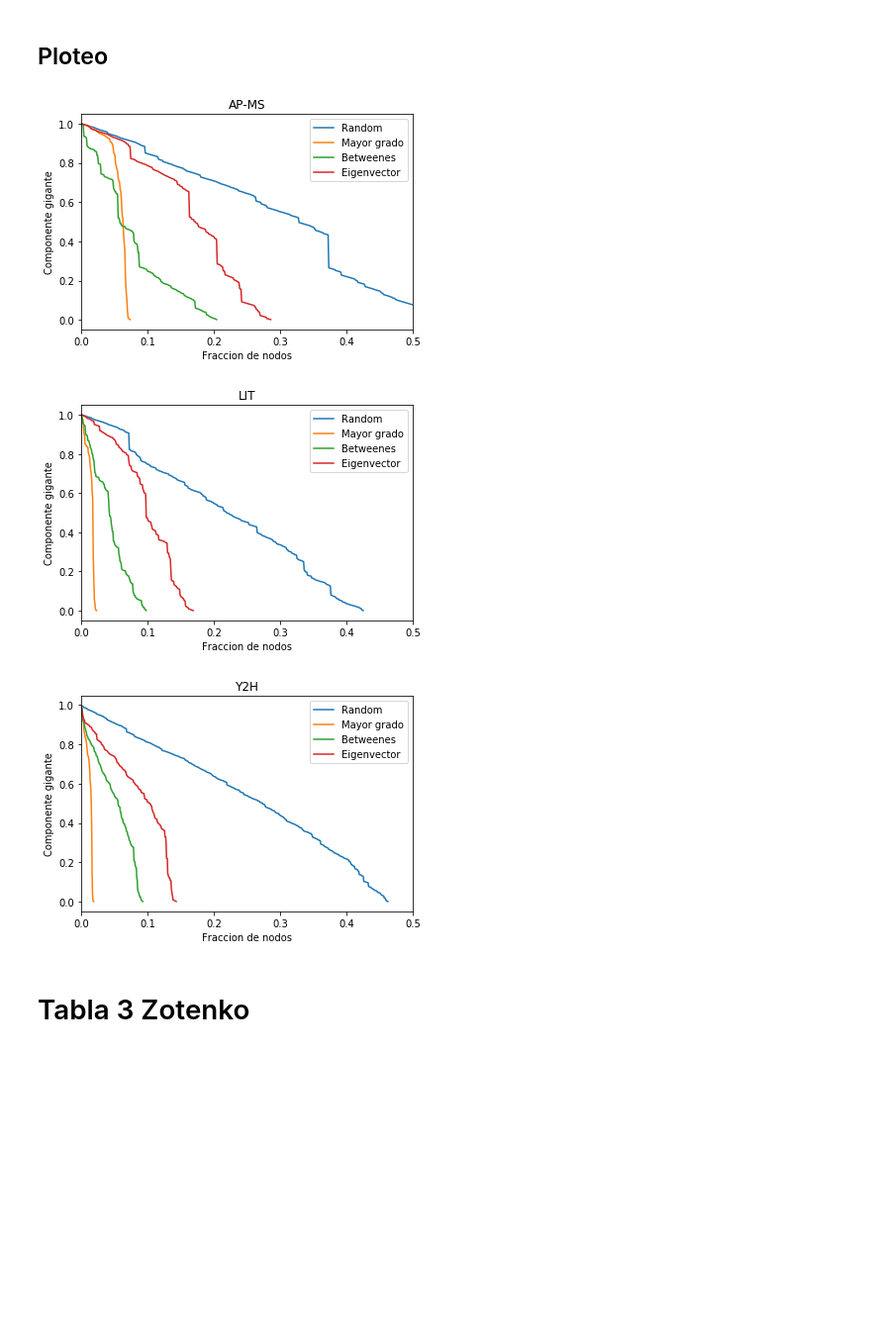
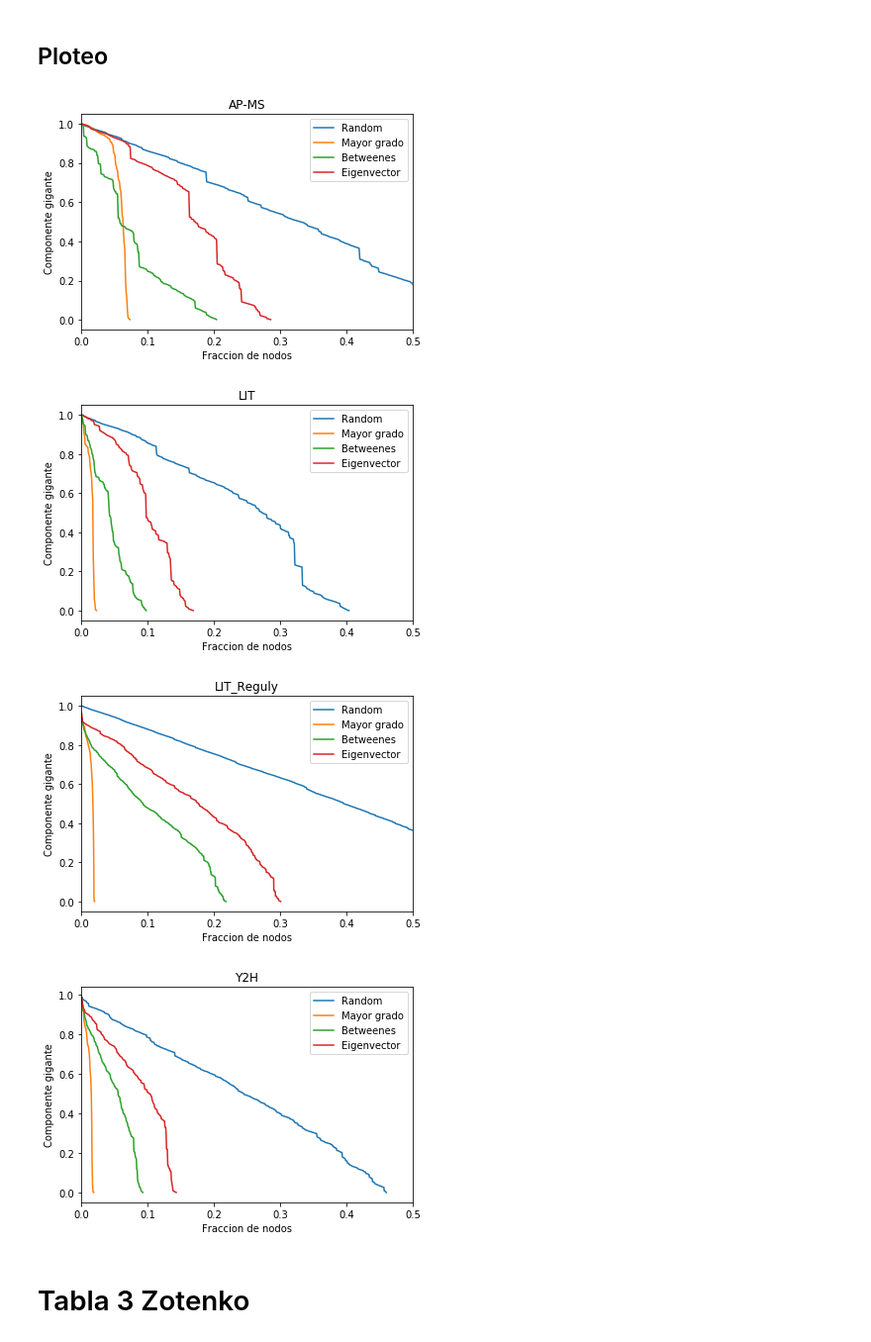
Before and after one commit to fedesevle/Redes_FLEM, a Jupyter notebook: TP2/TP_2.ipynb, the cells around one changed output. Shown at 99% size. Drawn from its saved outputs; the diff is of its cells as text; code cells hidden in the pictures; blank space fills up the shorter version.

```diff
--- a/TP2/TP_2.ipynb
+++ b/TP2/TP_2.ipynb
@@ -13,9 +13,10 @@ def ldata(archive):
         col=line.split()
         data.append(col)
     return data
-a=ldata("yeast_AP-MS.txt");b=ldata("yeast_LIT.txt");d=ldata("yeast_Y2H.txt")
+a=ldata("yeast_AP-MS.txt");b=ldata("yeast_LIT.txt");c=ldata("yeast_LIT_Reguly_4.txt");d=ldata("yeast_Y2H.txt")
 G = nx.Graph();G.add_edges_from(a)
 H = nx.Graph();H.add_edges_from(b)
+I = nx.Graph();I.add_edges_from(c)
 J = nx.Graph();J.add_edges_from(d)
 # %% [markdown]
 # Tabla 1 de Zotenko
@@ -139,6 +148,28 @@ for i in range(max(Datos)):
 Hx=x.copy()
 Hfrac=frac.copy()
 
+grados = [gra for (nom,gra) in I.degree()] # [lo_que_quiero  for los_elementos in iterable]
+nombre = [nom for (nom,gra) in I.degree()] # [lo_que_quiero  for los_elementos in iterable]
+Datos = np.asarray(grados)
+
+frac=[]
+x=[]
+
+for i in range(max(Datos)):
+    ese=0
+    noese=0
+    for j in range(len(Datos)):
+        if Datos[j]>=i:
+            if I.nodes[nombre[j]]['es']==1:
+                ese=+1
+            else:
+                noese=noese+1
+    frac.append(ese/float(ese+noese))
+    xi=1-1/max(Datos)*i
+    x.append(xi)
+Ix=x.copy()
+Ifrac=frac.copy()
+
 grados = [gra for (nom,gra) in J.degree()] # [lo_que_quiero  for los_elementos in iterable]
 nombre = [nom for (nom,gra) in J.degree()] # [lo_que_quiero  for los_elementos in iterable]
 Datos = np.asarray(grados)
@@ -161,7 +192,8 @@ for i in range(max(Datos)):
 Jx=x.copy()
 Jfrac=frac.copy()
 
-plt.plot(Gx,Gfrac,label='AP-MS');plt.plot(Hx,Hfrac,label='LIT');plt.plot(Jx,Jfrac,label='Y2H')
+plt.plot(Gx,Gfrac,label='AP-MS');plt.plot(Hx,Hfrac,label='LIT')
+plt.plot(Ix,Ifrac,label='LIT_Reguly');plt.plot(Jx,Jfrac,label='Y2H')
 plt.legend();plt.ylabel("Fracción de Nodos Esenciales");plt.xlabel("Umbral de Hubs")
 plt.show()
 # %% [output]
@@ -307,6 +339,12 @@ pasos_random_H,nodos_random_H=sacar_random(RED)
 pasos_grado_H,nodos_grado_H=sacar_grado(RED)
 pasos_between_H,nodos_between_H=sacar_between(RED)
 pasos_eigen_H,nodos_eigen_H=sacar_eigen(RED)
+# %%
+RED=I
+pasos_random_I,nodos_random_I=sacar_random(RED)
+pasos_grado_I,nodos_grado_I=sacar_grado(RED)
+pasos_between_I,nodos_between_I=sacar_between(RED)
+pasos_eigen_I,nodos_eigen_I=sacar_eigen(RED)
 # %%
 RED=J
 pasos_random_J,nodos_random_J=sacar_random(RED)
@@ -318,27 +356,34 @@ pasos_eigen_J,nodos_eigen_J=sacar_eigen(RED)
 # %%
 plt.figure()
 plt.plot(pasos_random_G,nodos_random_G,label="Random")
 plt.plot(pasos_grado_G,nodos_grado_G,label="Mayor grado")
 plt.plot(pasos_between_G,nodos_between_G,label="Betweenes")
 plt.plot(pasos_eigen_G,nodos_eigen_G,label="Eigenvector")
 plt.legend();plt.title("AP-MS");plt.xlabel('Fraccion de nodos');plt.ylabel('Componente gigante');plt.xlim([0,0.5])
 plt.figure()
 plt.plot(pasos_random_H,nodos_random_H,label="Random")
 plt.plot(pasos_grado_H,nodos_grado_H,label="Mayor grado")
 plt.plot(pasos_between_H,nodos_between_H,label="Betweenes")
 plt.plot(pasos_eigen_H,nodos_eigen_H,label="Eigenvector")
 plt.legend();plt.title("LIT");plt.xlabel('Fraccion de nodos');plt.ylabel('Componente gigante');plt.xlim([0,0.5])
 plt.figure()
+plt.plot(pasos_random_I,nodos_random_I,label="Random")
+plt.plot(pasos_grado_I,nodos_grado_I,label="Mayor grado")
+plt.plot(pasos_between_I,nodos_between_I,label="Betweenes")
+plt.plot(pasos_eigen_I,nodos_eigen_I,label="Eigenvector")
+plt.legend();plt.title("LIT_Reguly");plt.xlabel('Fraccion de nodos');plt.ylabel('Componente gigante');plt.xlim([0,0.5])
+plt.figure()
 plt.plot(pasos_random_J,nodos_random_J,label="Random")
 plt.plot(pasos_grado_J,nodos_grado_J,label="Mayor grado")
 plt.plot(pasos_between_J,nodos_between_J,label="Betweenes")
 plt.plot(pasos_eigen_J,nodos_eigen_J,label="Eigenvector")
 plt.legend();plt.title("Y2H");plt.xlabel('Fraccion de nodos');plt.ylabel('Componente gigante');plt.xlim([0,0.5])
 plt.show()
 # %% [output]
-[figure, old version]
+[figure, new version]
-[figure, old version]
+[figure, new version]
-[figure, old version]
+[figure, new version]
+[figure, added]
 # %% [markdown]
 # Tabla 3 Zotenko
 # %% [markdown]
```
Also changed, not shown: parts of 16 cells of this notebook, 3 other files.
